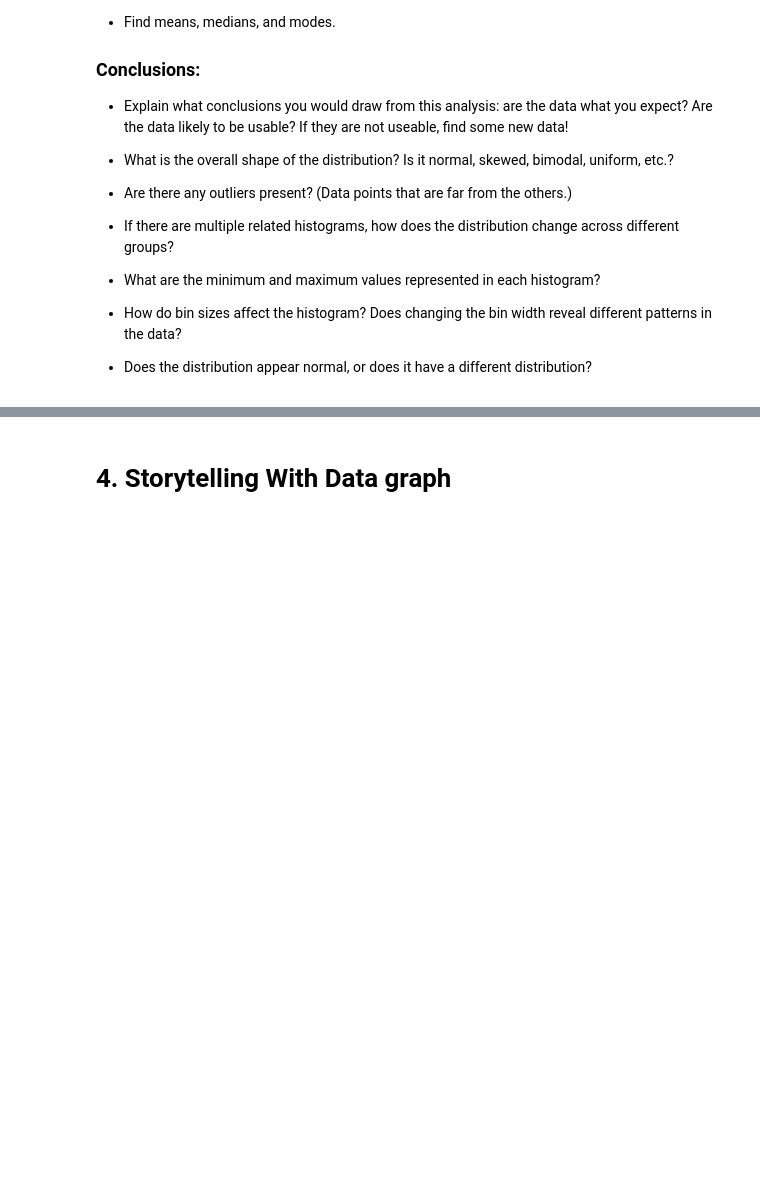
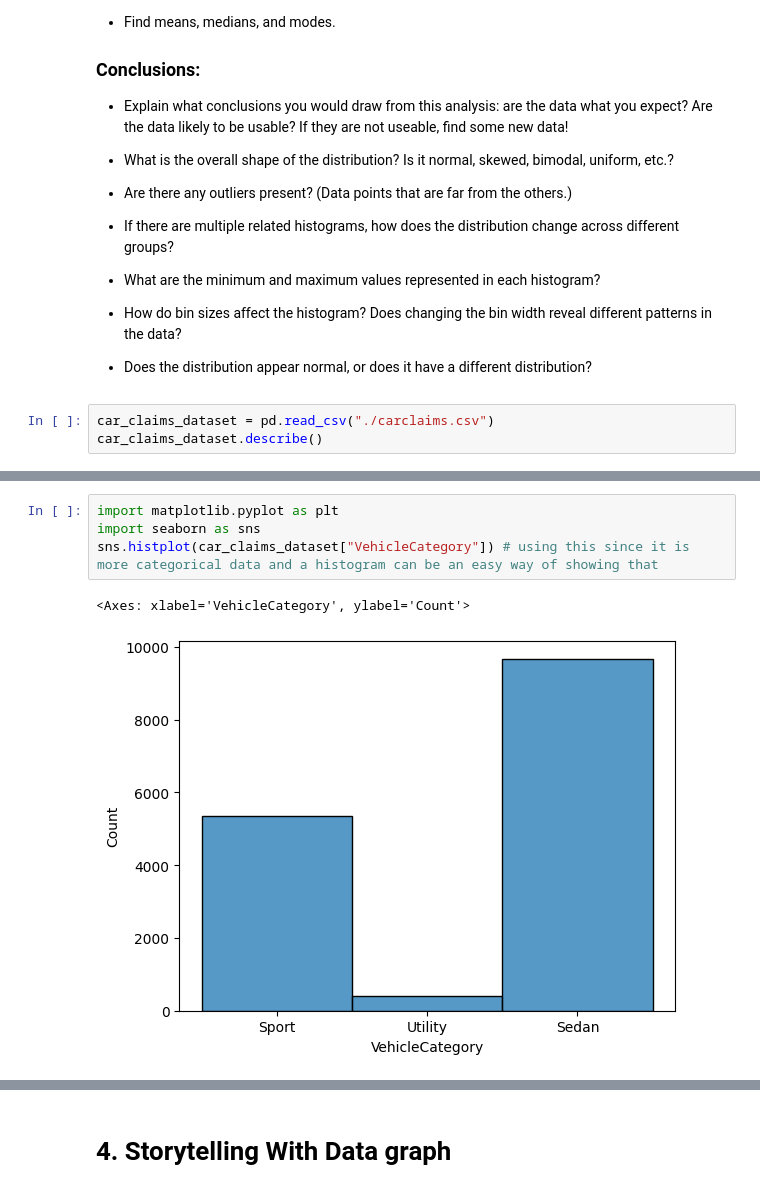
Before and after one commit to joe-bene/AiForLeaders, a Jupyter notebook: Week4.ipynb, the cells around one changed output, grey strips where cells are left out. Cells and saved outputs as stored; diff of their text form; blank space fills up the shorter version.

```diff
--- a/Week4.ipynb
+++ b/Week4.ipynb
@@ -61,3 +59,6 @@ This week, you will do the same types of exercises as last week, but you should
 - How do bin sizes affect the histogram?  Does changing the bin width reveal different patterns in the data?
 
 - Does the distribution appear normal, or does it have a different distribution?
+# %%
+car_claims_dataset = pd.read_csv("./carclaims.csv")
+car_claims_dataset.describe()
@@ -63,0 +106,7 @@ This week, you will do the same types of exercises as last week, but you should
+# %%
+import matplotlib.pyplot as plt
+import seaborn as sns
+sns.histplot(car_claims_dataset["VehicleCategory"]) # using this since it is more categorical data and a histogram can be an easy way of showing that
+# %% [output]
+<Axes: xlabel='VehicleCategory', ylabel='Count'>
+[figure, added]
```
Also changed, not shown: parts of 59 cells of this notebook.
